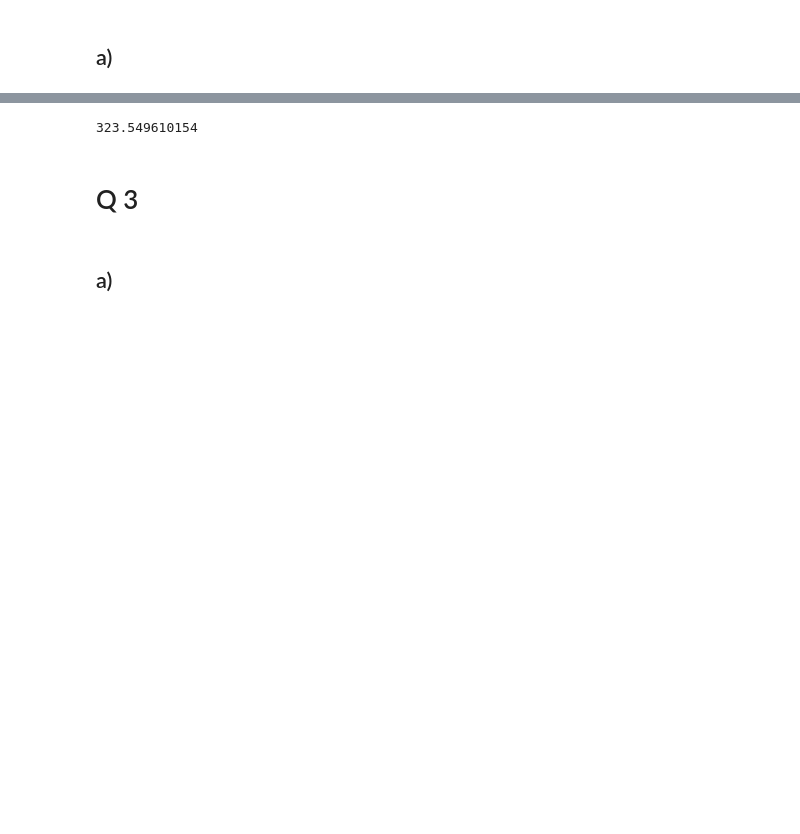
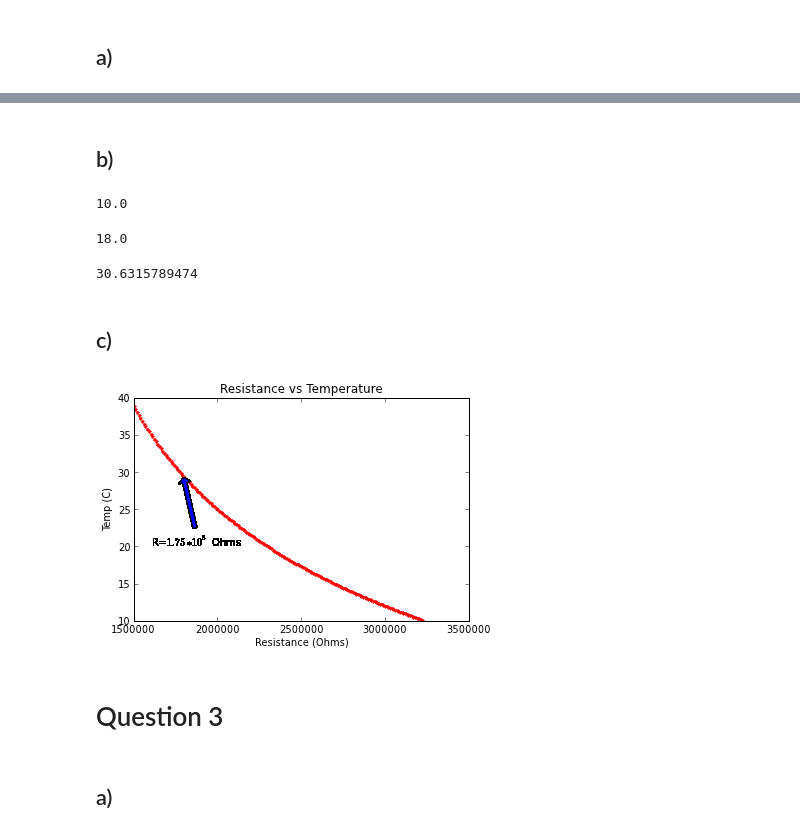
Before and after one commit to advice/PHYS-202-S13, a Jupyter notebook: Week4/InterpAndDifEx3.ipynb, the cells around one changed output, grey strips where cells are left out. Cells and saved outputs as stored; diff of their text form; code cells hidden in the pictures; blank space fills up the shorter version.

```diff
--- a/Week4/InterpAndDifEx3.ipynb
+++ b/Week4/InterpAndDifEx3.ipynb
@@ -63,12 +49,3 @@ Question 2
 # %% [markdown]
 a)
 -
-# %%
-def Temp(Resistance):
-    """this function takes any value of resistance and returns the interpolated temp"""
-    A = 1/10 - (B + math.log(3.239e6)**2 * C)*math.log(3.239e6)
-    B = (1/11 - 1/10)/(math.log(3.118e6) - math.log(3.239e6)) - C*(math.log(3.118e6)**2 + math.log(3.118e6)*math.log(3.239e6) + math.log(3.239e6)**2)
-    C = (((1/12 - 1/10)/(math.log(3.004e6) - math.log(3.239e6)) - (1/11 - 1/10)/(math.log(3.118e6) - math.log(3.239e6)))/(math.log(3.004e6) - math.log(3.118e6)) * 1 / (math.log(3.239e6) + math.log(3.118e6) + math.log(3.004e6))
-    temp = 1 /(A + B*math.log(Resistance) + C*math.log(Resistance)**3)
-    T = temp - 272.15
-    return T
@@ -77,10 +52,48 @@ SyntaxError: invalid syntax (<ipython-input-24-0d81848d60ef>, line 6)
-# %%
-t = Temp(3.239)
-print t
-# %% [output]
-323.549610154
+# %%
+temps = arange(10,40,1) #This is the temps
+resists = [3.239*10**6,3.118*10**6,3.004*10**6,2.897*10**6,2.795*10**6,2.7*10**6,2.61*10**6,2.526*10**6,2.446*10**6,2.371*10**6,2.3*10**6,2.233*10**6,2.169*10**6,2.11*10**6,2.053*10**6,2.*10**6,1.95*10**6,1.902*10**6,1.857*10**6,1.815*10**6,1.774*10**6,1.736*10**6,1.7*10**6,1.666*10**6,1.634*10**6,1.603*10**6,1.574*10**6,1.547*10**6,1.521*10**6,1.496*10**6]
+# %%
+from scipy.interpolate import interp1d #importing the interpolating function
+def Temp(Resistance):
+
+    TempRes = interp1d(resists[::-1], temps[::-1])(Resistance)
+    return TempRes
+    #this returns the proper temp for the resistance
+# %% [markdown]
+b)
+-
+# %%
+print Temp(3.239*10**6)#test cases
+# %% [output]
+10.0
+# %%
+print Temp(2.446*10**6)
+# %% [output]
+18.0
+# %%
+print Temp(1.750*10**6)
+# %% [output]
+30.6315789474
+# %% [markdown]
+c)
+-
+# %%
+res = arange(1.5*10**6, 3.23*10**6, .01*10**6)
+
+for i in res: #this plots the function we defined earlier with interpolation
+    r=i
+    t=Temp(i)
+    plot(r,t, "r.")
+    title("Resistance vs Temperature")
+    xlabel("Resistance (Ohms)")
+    ylabel("Temp (C)")
+    annotate('R=$1.75*10^6$ Ohms', xy=(1790000, 30), xytext=(1600000, 20),
+            arrowprops=dict(facecolor='blue', shrink=.09),
+            )
+# %% [output]
+[figure, added]
 # %% [markdown]
-Q 3
+Question 3
 =
 # %% [markdown]
 a)
```
Also changed, not shown: parts of 17 cells of this notebook, 2 other files.
